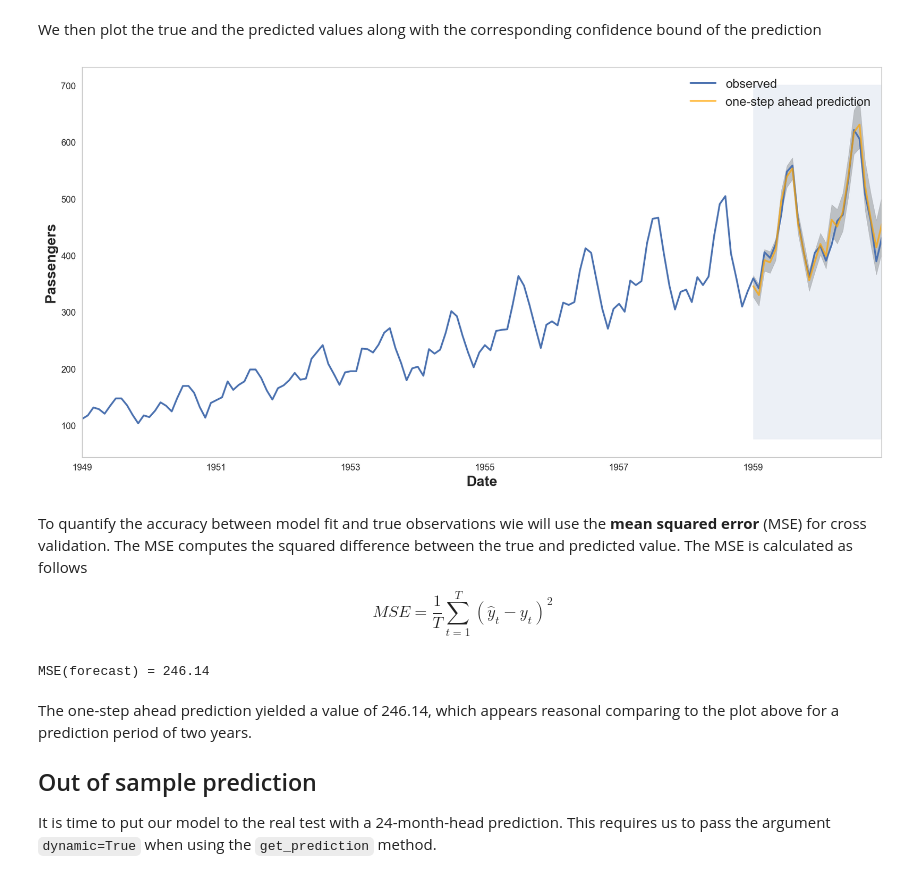
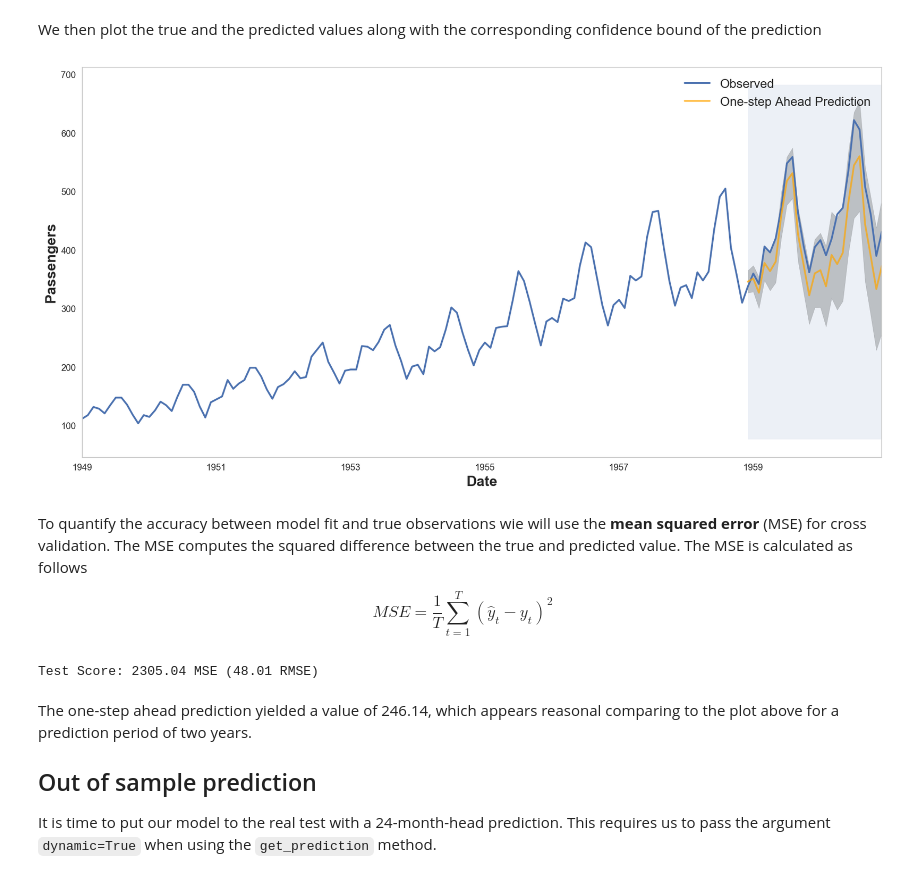
Before and after one commit to dacatay/time-series-analysis, a Jupyter notebook: 05_ARIMA_Modelling.ipynb, the cells around one changed output. Saved outputs shown, nothing was run; the diff lists cells and outputs as text; code cells hidden in the pictures.

```diff
--- a/05_ARIMA_Modelling.ipynb
+++ b/05_ARIMA_Modelling.ipynb
@@ -78,7 +79,7 @@ pas = pd.read_csv('./data/passengers.csv', header=0, index_col=0, parse_dates=Tr
 y = pas['n_passengers']
 # %%
 # split into training and test sets
-y_train = y[:'1959']
+y_train = y[:'1958']
 y_test = y['1959':]
 y_test
 # %% [output]
@@ -240,28 +241,28 @@ Those observations coupled with the fact that there are no spikes outside the in
 
 So far we have accomplished to create a time series model which we can use to produce predictions. Using the <code>get_prediction</code> and <code>conf_int</code> methods we can calculate predictions and associated confidence intervals for future points in time for the previously fitted model. The <code>dynamic=False</code> argument causes the method to produce a one-step ahead prediction of the time series
 # %%
-pred = res.get_prediction(start=pd.to_datetime('1959-01-01'),
+pred = res.get_prediction(start=pd.to_datetime('1958-12-01'),
                           end=pd.to_datetime('1960-12-01'),
-                          dynamic=False)
+                          dynamic=True)
 pred_ci = pred.conf_int()
 # %% [markdown]
 We then plot the true and the predicted values along with the corresponding confidence bound of the prediction
 # %%
-ax = y['1949':].plot(label='observed');
-pred.predicted_mean.plot(ax=ax, label='one-step ahead prediction', alpha=.7, color='orange');
+ax = y['1949':].plot(label='Observed');
+pred.predicted_mean.plot(ax=ax, label='One-step Ahead Prediction', alpha=.7, color='orange');
 
 # draw confidence bound (gray)
 ax.fill_between(pred_ci.index, pred_ci.iloc[:, 0], pred_ci.iloc[:, 1], color='k', alpha=.2);
 
 # style the plot
-ax.fill_betweenx(ax.get_ylim(), pd.to_datetime('1959-01-01'), y.index[-1], alpha=.1, zorder=-1);
+ax.fill_betweenx(ax.get_ylim(), pd.to_datetime('1958-12-01'), y.index[-1], alpha=.1, zorder=-1);
 ax.set_xlabel('Date');
 ax.set_ylabel('Passengers');
 plt.legend();
 
 plt.show()
 # %% [output]
-[figure, old version]
+[figure, new version]
 # %% [markdown]
 To quantify the accuracy between model fit and true observations wie will use the <strong>mean squared error</strong> (MSE) for cross validation. The MSE computes the squared difference between the true and predicted value.  The MSE is calculated as follows
 
@@ -270,13 +271,13 @@ MSE = \frac{1}{T} \sum_{t=1}^T \left(\hat{y}_t - y_t \right)^2
 $$
 # %%
 y_prediction = pred.predicted_mean
-y_true = y['1959-01-01':]
+y_true = y['1958-12-01':]
 
 # Compute the mean square error
 mse = ((y_prediction - y_true) ** 2).mean()
-print('MSE(forecast) = {}'.format(round(mse, 2)))
+print('Test Score: {:.2f} MSE ({:.2f} RMSE)'.format(mse, math.sqrt(mse)))
 # %% [output]
-MSE(forecast) = 246.14
+Test Score: 2305.04 MSE (48.01 RMSE)
 # %% [markdown]
 The one-step ahead prediction yielded a value of 246.14, which appears reasonal comparing to the plot above for a prediction period of two years.
 
```
Also changed, not shown: parts of 6 cells of this notebook, 8 other files.
